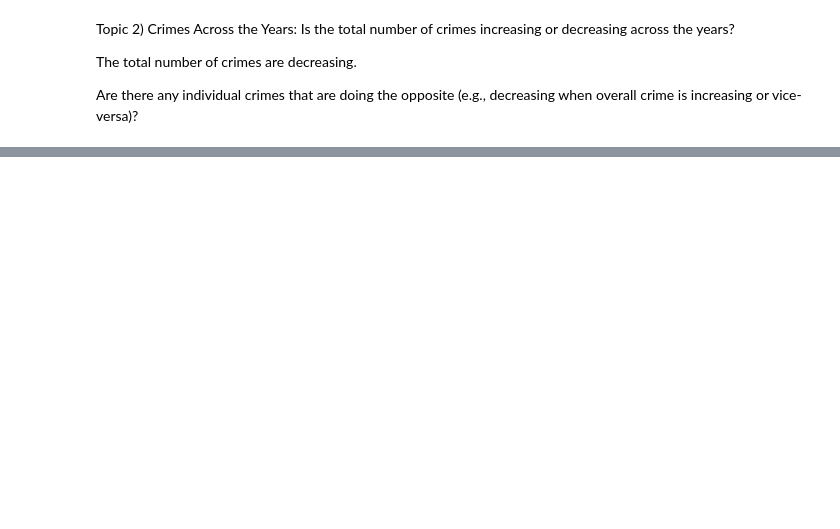
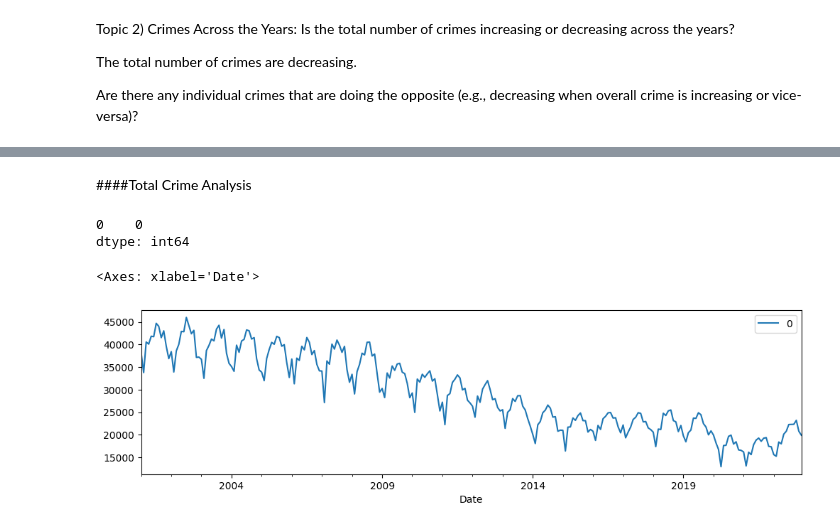
Before and after one commit to mahmoudarekat/ChicagoCrime, a Jupyter notebook: ChicagoCrime.ipynb, the cells around one changed output, grey strips where cells are left out. Drawn from its saved outputs; the diff is of its cells as text; code cells hidden in the pictures; blank space fills up the shorter version.

```diff
--- a/ChicagoCrime.ipynb
+++ b/ChicagoCrime.ipynb
@@ -123,0 +303,16 @@ Are there any individual crimes that are doing the opposite (e.g., decreasing wh
+# %% [markdown]
+####Total Crime Analysis
+# %%
+ts_total=df.resample('M').size().to_frame()
+# %%
+ts_total= ts_total.rename(columns={'0' : 'Count'})
+# %%
+ts_total.isna().sum()
+# %% [output]
+0    0
+dtype: int64
+# %%
+ts_total.plot()
+# %% [output]
+<Axes: xlabel='Date'>
+[figure, added]
```
Also changed, not shown: parts of 53 cells of this notebook.
